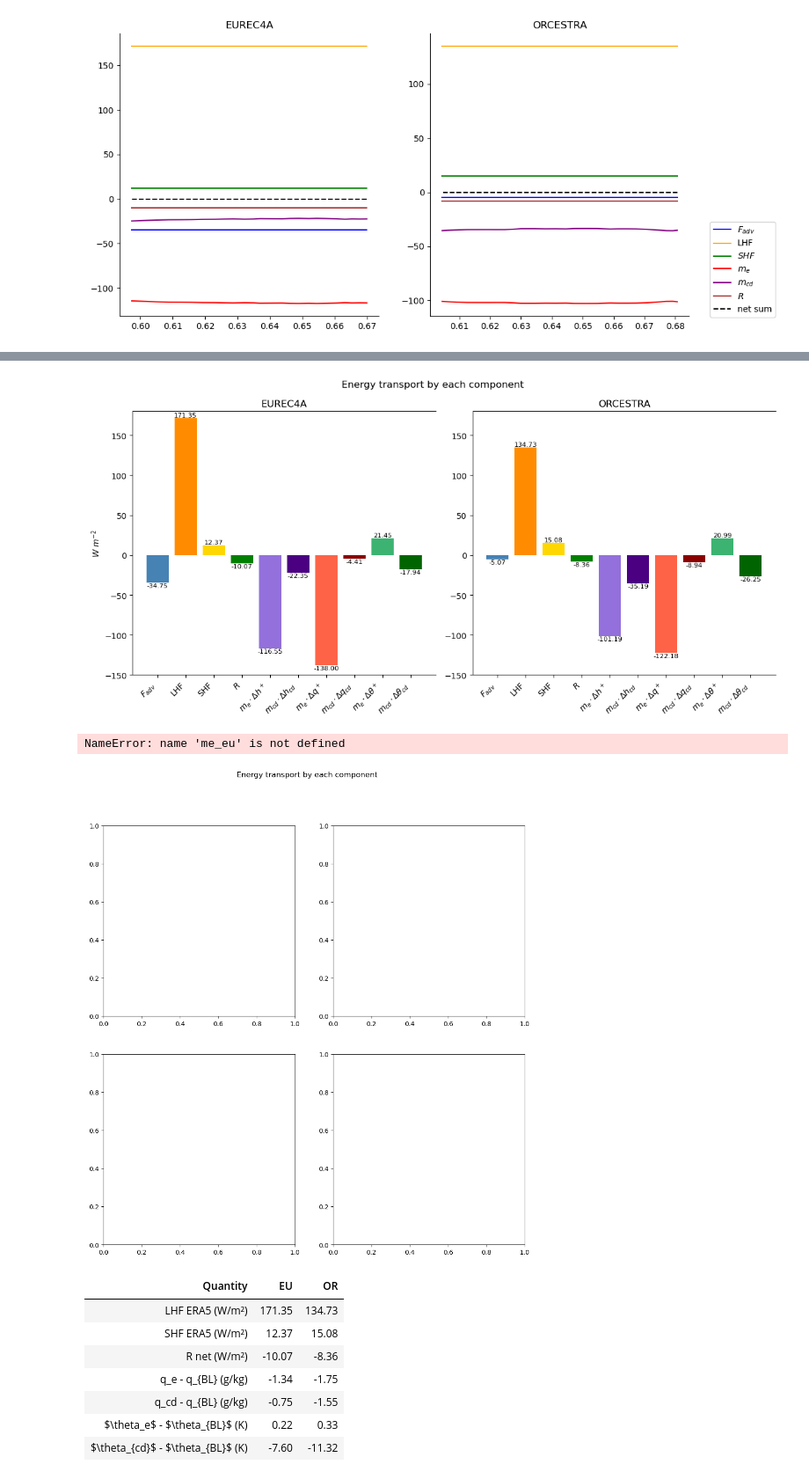
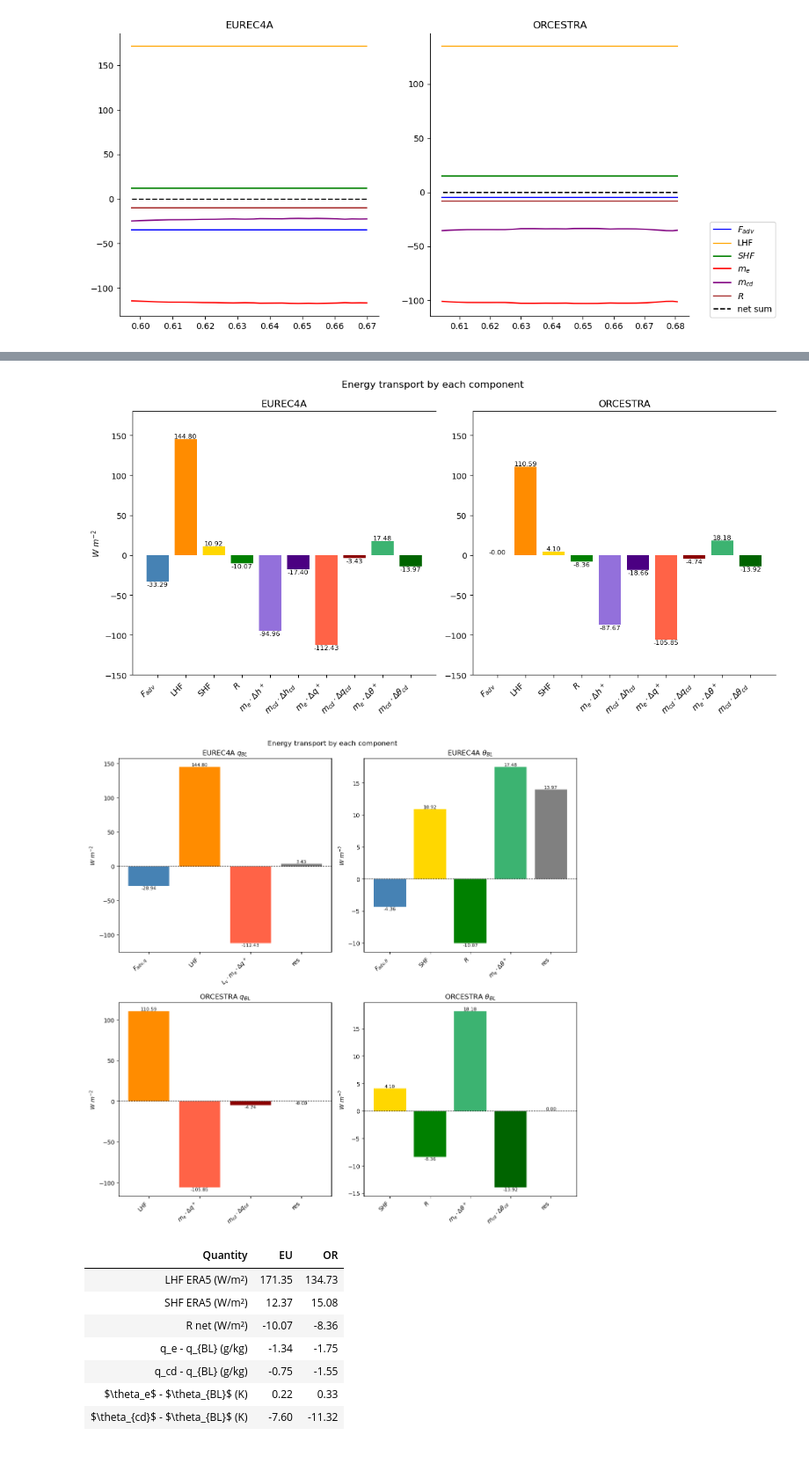
Before and after one commit to meteorologopazzo/BCO_observational, a Jupyter notebook: mass_fluxes_profiles/SimplScheme_sfcAdj.ipynb, the cells around one changed output, grey strips where cells are left out. Shown at 88% size. Cells and saved outputs as stored; diff of their text form; code cells hidden in the pictures.

Commit message:
using fluxes reconstructed from Meteor wandering. Verified closed budget in SimplScheme_sfcAdj

```diff
--- a/mass_fluxes_profiles/SimplScheme_sfcAdj.ipynb
+++ b/mass_fluxes_profiles/SimplScheme_sfcAdj.ipynb
@@ -1715,8 +1798,8 @@ for i, D in enumerate(D_values_eu):
         -((2 - eps) / (1 - eps)) * eps * stefan,                                   # a (x^4)
         0,                                                                         # b (x^3)
         0,                                                                         # c (x^2)
-        -(cp*Vs_shf_eu + cp*D),                                                    # d (x^1)
-        cp*Vs_shf_eu * sst_eu.values + cp*D * thetaD_eu[i] + non_thBL_terms_eu     # e (constant)
+        -cp*D,                                                                     # d (x^1)
+        shf_recShip_eu.item() + cp*D * thetaD_eu[i] + non_thBL_terms_eu     # e (constant)
     ]
 
     # Solve the polynomial
@@ -1742,8 +1825,8 @@ for i, D in enumerate(D_values_or):
         -((2 - eps) / (1 - eps)) * eps * stefan,                                    # a (x^4)
         0,                                                                          # b (x^3)
         0,                                                                          # c (x^2)
-        -(cp*Vs_shf_or + cp*D),                                                     # d (x^1)
-        cp*Vs_shf_or * sst_or.values + cp*D * thetaD_or[i] + non_thBL_terms_or      # e (constant)
+        -cp*D,                                                     # d (x^1)
+        shf_recShip_or + cp*D * thetaD_or[i] + non_thBL_terms_or      # e (constant)
     ]
 
     # Solve the polynomial
@@ -1862,6 +1945,16 @@ shf_era5_eu = fluxes_eu.shf.sel(cell=[17,24,31,18,25,32, 19,26,33]).mean(dim=["c
 fuxes_or = xr.open_dataset("/work/mh1498/m301248/TCO_data/fluxes_data/sfcFluxes_ORCESTRA.nc")
 lhf_era5_or = fuxes_or.lhf.sel(cell=[17,24,31,18,25,32, 19,26,33]).mean(dim=["cell", "time"])
 shf_era5_or = fuxes_or.shf.sel(cell=[17,24,31,18,25,32, 19,26,33]).mean(dim=["cell", "time"])
+
+
+
+
+###### bulk fluxes from one week of ship measurements
+ds_bulkFluxes = xr.open_dataset("/work/mh1498/m301248/TCO_data/fluxes_data/Bulk_fluxes_from_Meteor.nc")
+lhf_recShip_eu = ds_bulkFluxes.LHF_eu.mean(dim="time_eu")
+lhf_recShip_or = ds_bulkFluxes.LHF_or.mean(dim="time_or")
+shf_recShip_eu = ds_bulkFluxes.SHF_eu.mean(dim="time_eu")
+shf_recShip_or = ds_bulkFluxes.SHF_or.mean(dim="time_or")
 # %%
 ## compute thetaD
 from scipy.optimize import root_scalar
@@ -2051,8 +2144,8 @@ for i in range(theta_out_eu.size):
     ])
 
     b_eu = np.array([
-        - shf_era5_eu/cp - (RNet_eu)/cp - bl_density*bl_height*Fa_th_eu,
-        - lhf_era5_eu / Lv - bl_density*bl_height*Fa_q_eu
+        - shf_recShip_eu/cp - (RNet_eu)/cp - bl_density*bl_height*Fa_th_eu,
+        - lhf_recShip_eu / Lv - bl_density*bl_height*Fa_q_eu
     ])
 
     x_eu = np.linalg.pinv(A_eu) @ b_eu
@@ -2076,8 +2169,8 @@ for i in range(theta_out_or.size):
     ])
 
     b_or = np.array([
-        - shf_era5_or/cp - (RNet_or)/cp - bl_density*bl_height*Fa_th_or,   #( non_thBL_terms_or - ((2 - eps)/(1 - eps))*eps*stefan*(theta_bl_or)**4 )/cp,
-        - lhf_era5_or/Lv - bl_density*bl_height*Fa_q_or
+        - shf_recShip_or/cp - (RNet_or)/cp - bl_density*bl_height*Fa_th_or,   #( non_thBL_terms_or - ((2 - eps)/(1 - eps))*eps*stefan*(theta_bl_or)**4 )/cp,
+        - lhf_recShip_or/Lv - bl_density*bl_height*Fa_q_or
     ])
 
     x_or = np.linalg.pinv(A_or) @ b_or
@@ -2275,8 +2368,8 @@ colors = [
 
 
 terms = [(bl_density*bl_height*(cp*Fa_th_eu + Lv*Fa_q_eu) )*np.ones_like(q_out_eu),      # full advection           (r"$F_{adv}$"")
-         lhf_era5_eu.values*np.ones_like(q_out_eu),
-         shf_era5_eu.values*np.ones_like(q_out_eu)  ,
+         lhf_recShip_eu.values*np.ones_like(q_out_eu),
+         shf_recShip_eu.values*np.ones_like(q_out_eu)  ,
          RNet_eu*np.ones_like(q_out_eu),
 me_eu*( cp*(theta_out_eu - theta_bl_eu) + Lv*(q_out_eu - q_bl_eu) ),
 mD_eu*(  cp*(np.nanmean(thetaD_eu) - theta_bl_eu) + Lv*(np.nanmean(qSat_out_eu) - q_bl_eu)  ),
@@ -2301,8 +2394,8 @@ ax[0].set_xticklabels(labels, rotation=45, ha='right')
 
 
 terms = [(bl_density*bl_height*(cp*Fa_th_or + Lv*Fa_q_or) )*np.ones_like(q_out_or),      # full advection           (r"$F_{adv}$"")
-         lhf_era5_or.values*np.ones_like(q_out_or),
-         shf_era5_or.values*np.ones_like(q_out_or)  ,
+         lhf_recShip_or.values*np.ones_like(q_out_or),
+         shf_recShip_or.values*np.ones_like(q_out_or)  ,
          RNet_or*np.ones_like(q_out_or),
 me_or*( cp*(theta_out_or - theta_bl_or) + Lv*(q_out_or - q_bl_or) ),
 mD_or*(  cp*(np.nanmean(thetaD_or) - theta_bl_or) + Lv*(np.nanmean(qSat_out_or) - q_bl_or)  ),
@@ -2331,7 +2424,7 @@ for x in ax:
     for spine in [ 'right']:
         x.spines[spine].set_visible(False)
 # %% [output]
-[figure, old version]
+[figure, new version]
 # %%
 fig, ax = plt.subplots(2,2, figsize=(12, 12))
 ax = ax.flatten()
@@ -2353,7 +2446,7 @@ colors = [
 
 
 terms_moisture_eu = [(bl_density*bl_height*(Lv*Fa_q_eu) )*np.ones_like(q_out_eu),      # cp*Fa_th_eu +
-         lhf_era5_eu.values*np.ones_like(q_out_eu),
+         lhf_recShip_eu.values*np.ones_like(q_out_eu),
          me_eu*Lv*(q_out_eu - q_bl_eu)]
 
 bar_values = [terms_moisture_eu[i][0]for i in range(len(terms_moisture_eu))]
@@ -2391,7 +2484,7 @@ colors = [
 ]
 
 terms_th_eu = [(bl_density*bl_height*(cp*Fa_th_eu) )*np.ones_like(q_out_eu),      # full advection           (r"$F_{adv}$"")
-         shf_era5_eu.values*np.ones_like(q_out_eu)  ,
+         shf_recShip_eu.values*np.ones_like(q_out_eu)  ,
          RNet_eu*np.ones_like(q_out_eu),
          me_eu*cp*(theta_out_eu - theta_bl_eu)]
 
@@ -2422,7 +2515,7 @@ colors = [
     "darkred",          # m_cd · Δq_cd
 ]
 
-terms_moisture_or = [lhf_era5_or.values*np.ones_like(q_out_or),
+terms_moisture_or = [lhf_recShip_or.values*np.ones_like(q_out_or),
 me_or*Lv*(q_out_or - q_bl_or),
 mD_or*Lv*(np.nanmean(qSat_out_or) - q_bl_or) ]
 bar_values = [terms_moisture_or[i][0]for i in range(len(terms_moisture_or))]
@@ -2454,36 +2547,35 @@ labels = [
 
 
 colors = [
     "gold",             # SHF
     "green",            # R
     "mediumseagreen",   # m_e · Δθ+
     "darkgreen",        # m_cd · Δθ_cd
 ]
 
 
-terms_th_or = [shf_era5_or.values*np.ones_like(q_out_or)  ,
+terms_th_or = [shf_recShip_or.values*np.ones_like(q_out_or)  ,
          RNet_or*np.ones_like(q_out_or),
 me_or*cp*(theta_out_or - theta_bl_or),
 mD_or*cp*(np.nanmean(thetaD_or)- theta_bl_or) ]
 bar_values = [terms_th_or[i][0]for i in range(len(terms_th_or))]
 
 all_labels = labels + ["res"]
 
 ax[3].bar(all_labels, bar_values + [sum(bar_values)], color=colors + ['grey'])
 for i, v in enumerate(bar_values + [sum(bar_values)]):
     ax[3].text(i, v, f"{v:.2f}", ha='center', va='bottom' if v >= 0 else 'top', fontsize=8)
 ax[3].axhline(0, color='black', linewidth=0.8, linestyle='--')
 ax[3].set_title(r"ORCESTRA $\theta_{BL}$")
 ax[3].set_ylabel(r"$W~m^{-2}$")
 ax[3].set_xticks(range(len(all_labels)))
 ax[3].set_xticklabels(all_labels, rotation=45, ha='right')
 
 
 
 plt.tight_layout()
 # %% [output]
-NameError: name 'me_eu' is not defined
-[figure, old version]
+[figure, new version]
 # %%
 import pandas as pd
 from IPython.display import display, HTML
```
Also changed, not shown: parts of 33 cells of this notebook, 2 other files.
